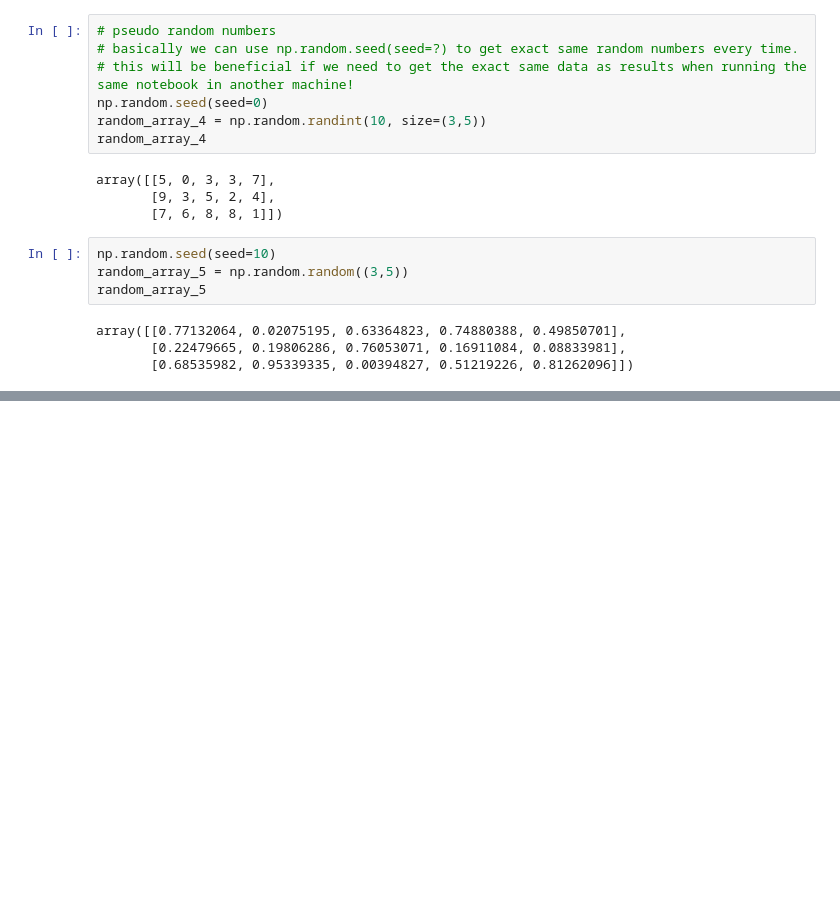
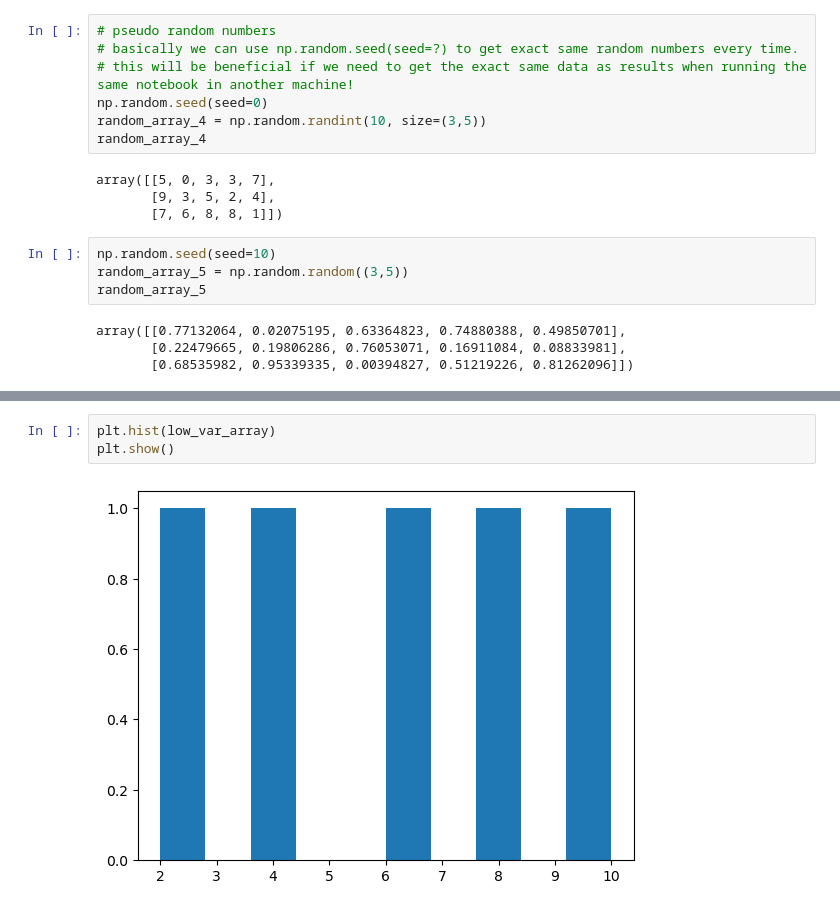
Before and after one commit to kalinduagathisi/sample-machine-learning-project, a Jupyter notebook: numpy-intro.ipynb, the cells around one changed output, grey strips where cells are left out. Cells and saved outputs as stored; diff of their text form; blank space fills up the shorter version.

```diff
--- a/numpy-intro.ipynb
+++ b/numpy-intro.ipynb
@@ -193,0 +541,5 @@ array([[0.77132064, 0.02075195, 0.63364823, 0.74880388, 0.49850701],
+# %%
+plt.hist(low_var_array)
+plt.show()
+# %% [output]
+[figure, added]
```
Also changed, not shown: parts of 59 cells of this notebook.
